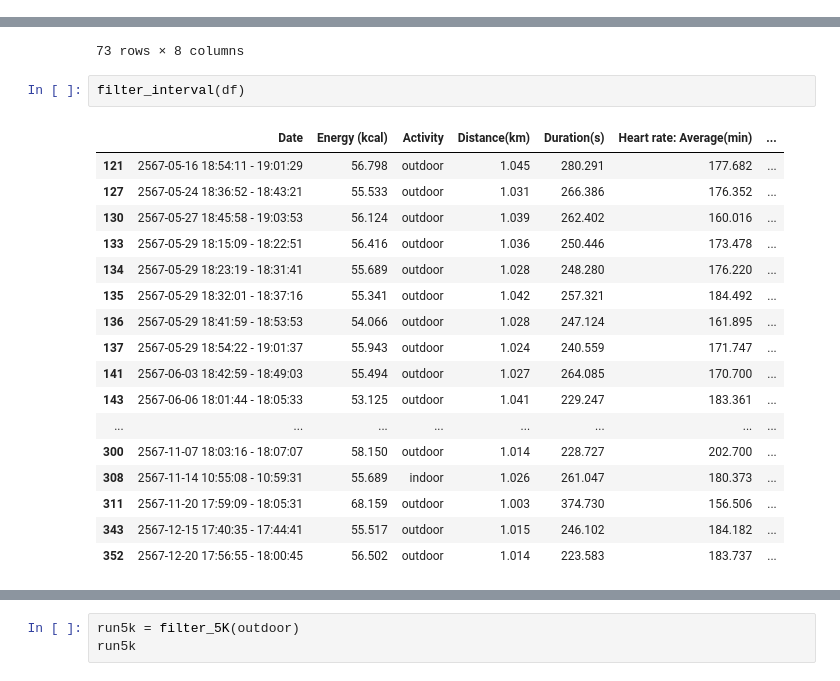
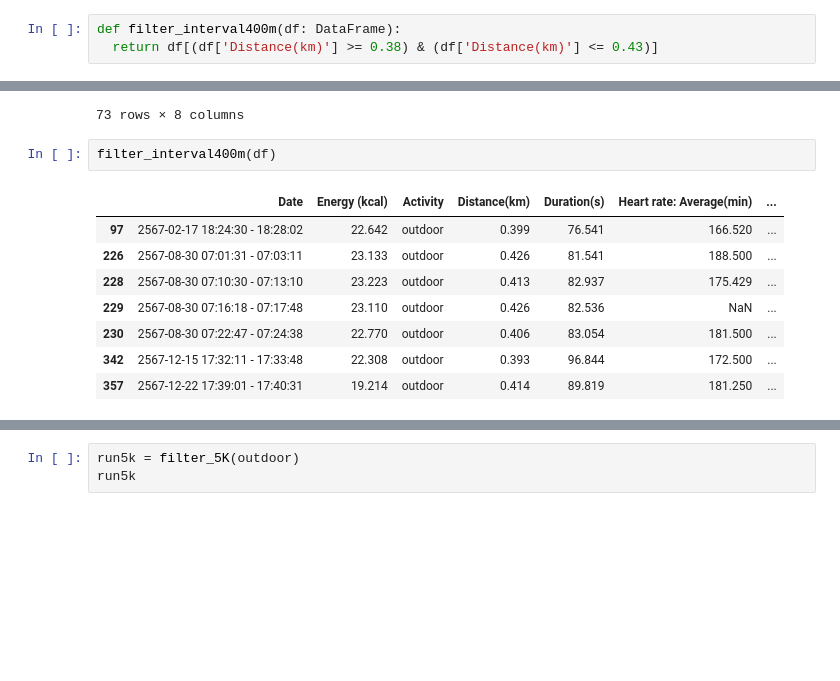
Before and after one commit to JFKongphop/running-analysis, a Jupyter notebook: index.ipynb, the cells around one changed output, grey strips where cells are left out. Drawn from its saved outputs; the diff is of its cells as text; blank space fills up the shorter version.

Commit message:
add type of interval

```diff
--- a/index.ipynb
+++ b/index.ipynb
@@ -50,4 +50,7 @@ def convert_activity(activity):
   if (activity == 'Running (Indoor)'):
     return 'indoor'
   return 'outdoor'
+# %%
+def filter_interval400m(df: DataFrame):
+  return df[(df['Distance(km)'] >= 0.38) & (df['Distance(km)'] <= 0.43)]
 # %%
@@ -169,22 +178,13 @@ indoor.reset_index()[column_order]
 | 72 | 2567-11-14 10:55:08 - 10:59:31 | 55.689 | indoor | 1.026 | 4:21 | 4:14 | 180.373 | ... |
 73 rows × 8 columns
 # %%
-filter_interval(df)
+filter_interval400m(df)
 # %% [output]
 |  | Date | Energy (kcal) | Activity | Distance(km) | Duration(s) | Heart rate: Average(min) | ... |
-| 121 | 2567-05-16 18:54:11 - 19:01:29 | 56.798 | outdoor | 1.045 | 280.291 | 177.682 | ... |
-| 127 | 2567-05-24 18:36:52 - 18:43:21 | 55.533 | outdoor | 1.031 | 266.386 | 176.352 | ... |
-| 130 | 2567-05-27 18:45:58 - 19:03:53 | 56.124 | outdoor | 1.039 | 262.402 | 160.016 | ... |
-| 133 | 2567-05-29 18:15:09 - 18:22:51 | 56.416 | outdoor | 1.036 | 250.446 | 173.478 | ... |
-| 134 | 2567-05-29 18:23:19 - 18:31:41 | 55.689 | outdoor | 1.028 | 248.280 | 176.220 | ... |
-| 135 | 2567-05-29 18:32:01 - 18:37:16 | 55.341 | outdoor | 1.042 | 257.321 | 184.492 | ... |
-| 136 | 2567-05-29 18:41:59 - 18:53:53 | 54.066 | outdoor | 1.028 | 247.124 | 161.895 | ... |
-| 137 | 2567-05-29 18:54:22 - 19:01:37 | 55.943 | outdoor | 1.024 | 240.559 | 171.747 | ... |
-| 141 | 2567-06-03 18:42:59 - 18:49:03 | 55.494 | outdoor | 1.027 | 264.085 | 170.700 | ... |
-| 143 | 2567-06-06 18:01:44 - 18:05:33 | 53.125 | outdoor | 1.041 | 229.247 | 183.361 | ... |
-| ... | ... | ... | ... | ... | ... | ... | ... |
-| 300 | 2567-11-07 18:03:16 - 18:07:07 | 58.150 | outdoor | 1.014 | 228.727 | 202.700 | ... |
-| 308 | 2567-11-14 10:55:08 - 10:59:31 | 55.689 | indoor | 1.026 | 261.047 | 180.373 | ... |
-| 311 | 2567-11-20 17:59:09 - 18:05:31 | 68.159 | outdoor | 1.003 | 374.730 | 156.506 | ... |
-| 343 | 2567-12-15 17:40:35 - 17:44:41 | 55.517 | outdoor | 1.015 | 246.102 | 184.182 | ... |
-| 352 | 2567-12-20 17:56:55 - 18:00:45 | 56.502 | outdoor | 1.014 | 223.583 | 183.737 | ... |
+| 97 | 2567-02-17 18:24:30 - 18:28:02 | 22.642 | outdoor | 0.399 | 76.541 | 166.520 | ... |
+| 226 | 2567-08-30 07:01:31 - 07:03:11 | 23.133 | outdoor | 0.426 | 81.541 | 188.500 | ... |
+| 228 | 2567-08-30 07:10:30 - 07:13:10 | 23.223 | outdoor | 0.413 | 82.937 | 175.429 | ... |
+| 229 | 2567-08-30 07:16:18 - 07:17:48 | 23.110 | outdoor | 0.426 | 82.536 | NaN | ... |
+| 230 | 2567-08-30 07:22:47 - 07:24:38 | 22.770 | outdoor | 0.406 | 83.054 | 181.500 | ... |
+| 342 | 2567-12-15 17:32:11 - 17:33:48 | 22.308 | outdoor | 0.393 | 96.844 | 172.500 | ... |
+| 357 | 2567-12-22 17:39:01 - 17:40:31 | 19.214 | outdoor | 0.414 | 89.819 | 181.250 | ... |
```
Also changed, not shown: parts of 7 cells of this notebook.
